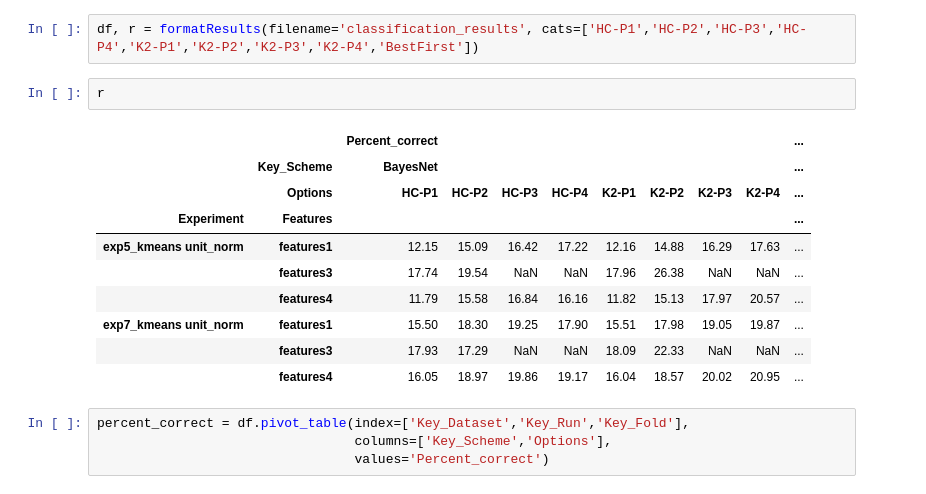
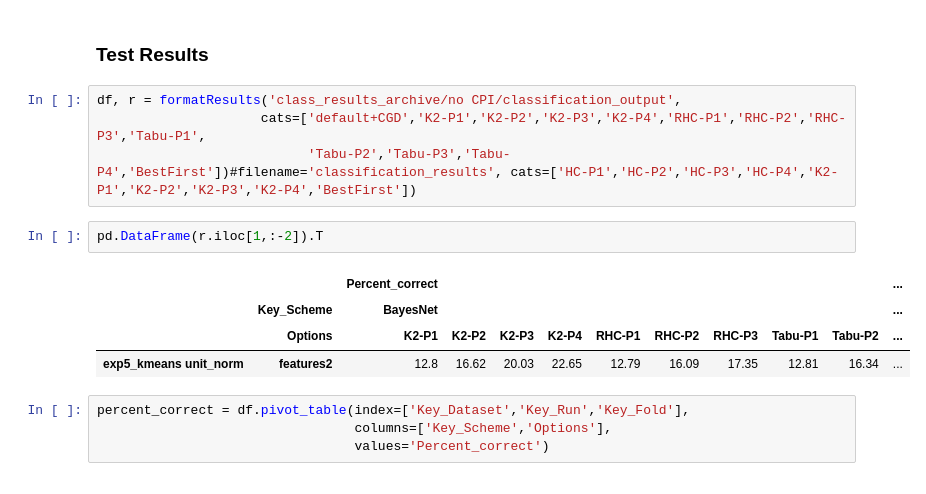
Before and after one commit to SaintlyVi/DLR_DB, a Jupyter notebook: notebook - Classification evaluation.ipynb, the cells around one changed output. Saved outputs shown, nothing was run; the diff lists cells and outputs as text.

```diff
--- a/notebook - Classification evaluation.ipynb
+++ b/notebook - Classification evaluation.ipynb
@@ -17,18 +23,16 @@ Results collated and saved.
+# %% [markdown]
+### Test Results
 # %%
-df, r = formatResults(filename='classification_results', cats=['HC-P1','HC-P2','HC-P3','HC-P4','K2-P1','K2-P2','K2-P3','K2-P4','BestFirst'])
+df, r = formatResults('class_results_archive/no CPI/classification_output',
+                     cats=['default+CGD','K2-P1','K2-P2','K2-P3','K2-P4','RHC-P1','RHC-P2','RHC-P3','Tabu-P1',
+                           'Tabu-P2','Tabu-P3','Tabu-P4','BestFirst'])#filename='classification_results', cats=['HC-P1','HC-P2','HC-P3','HC-P4','K2-P1','K2-P2','K2-P3','K2-P4','BestFirst'])
-# %%
-r
-# %% [output]
-|  |  | Percent_correct |  |  |  |  |  |  |  | ... |
-|  | Key_Scheme | BayesNet |  |  |  |  |  |  |  | ... |
-|  | Options | HC-P1 | HC-P2 | HC-P3 | HC-P4 | K2-P1 | K2-P2 | K2-P3 | K2-P4 | ... |
-| Experiment | Features |  |  |  |  |  |  |  |  | ... |
-| exp5_kmeans unit_norm | features1 | 12.15 | 15.09 | 16.42 | 17.22 | 12.16 | 14.88 | 16.29 | 17.63 | ... |
-|  | features3 | 17.74 | 19.54 | NaN | NaN | 17.96 | 26.38 | NaN | NaN | ... |
-|  | features4 | 11.79 | 15.58 | 16.84 | 16.16 | 11.82 | 15.13 | 17.97 | 20.57 | ... |
-| exp7_kmeans unit_norm | features1 | 15.50 | 18.30 | 19.25 | 17.90 | 15.51 | 17.98 | 19.05 | 19.87 | ... |
-|  | features3 | 17.93 | 17.29 | NaN | NaN | 18.09 | 22.33 | NaN | NaN | ... |
-|  | features4 | 16.05 | 18.97 | 19.86 | 19.17 | 16.04 | 18.57 | 20.02 | 20.95 | ... |
+# %%
+pd.DataFrame(r.iloc[1,:-2]).T
+# %% [output]
+|  |  | Percent_correct |  |  |  |  |  |  |  |  | ... |
+|  | Key_Scheme | BayesNet |  |  |  |  |  |  |  |  | ... |
+|  | Options | K2-P1 | K2-P2 | K2-P3 | K2-P4 | RHC-P1 | RHC-P2 | RHC-P3 | Tabu-P1 | Tabu-P2 | ... |
+| exp5_kmeans unit_norm | features2 | 12.8 | 16.62 | 20.03 | 22.65 | 12.79 | 16.09 | 17.35 | 12.81 | 16.34 | ... |
 # %%
 percent_correct = df.pivot_table(index=['Key_Dataset','Key_Run','Key_Fold'],
                                  columns=['Key_Scheme','Options'],
```
Also changed, not shown: parts of 4 cells of this notebook, 7 other files.
